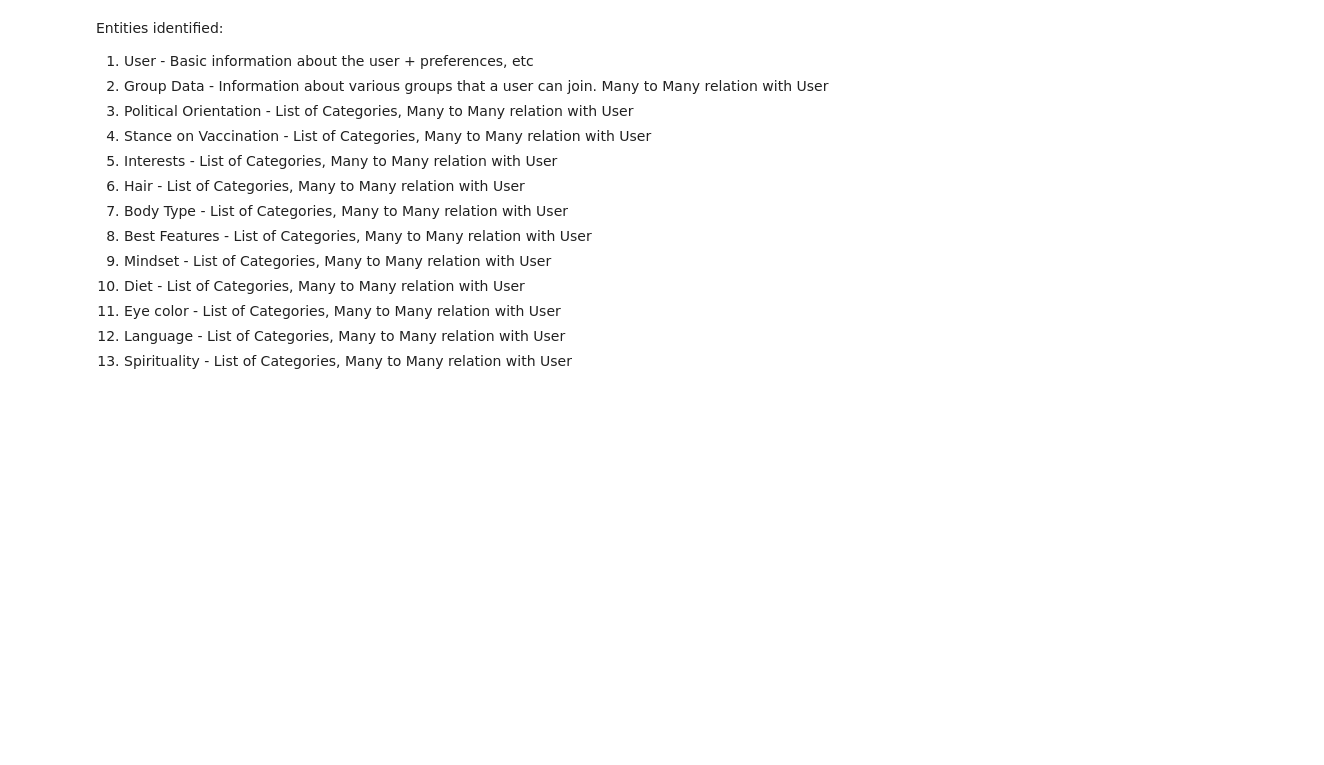
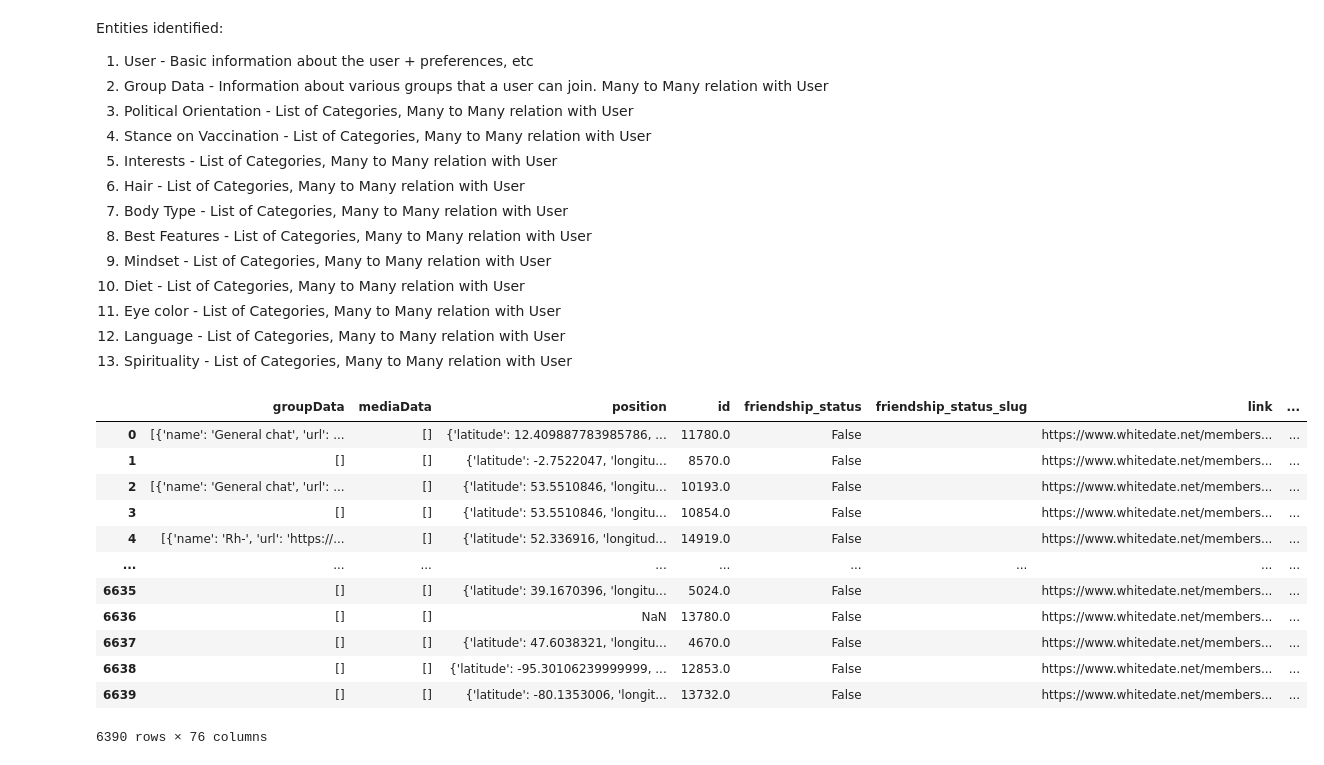
Before and after one commit to jinalpawar/DM-Project, a Jupyter notebook: eda.ipynb, the cells around one changed output. Cells and saved outputs as stored; diff of their text form; code cells hidden in the pictures; blank space fills up the shorter version.

```diff
--- a/eda.ipynb
+++ b/eda.ipynb
@@ -37,7 +38,34 @@ So I am deleting the upper red box and only utilizing Accordion Data as it is st
 profileData = users["profileData"].apply(pd.Series)
 accordionData = profileData["accordionData"].apply(pd.Series)
 # %%
-delete_columns = ["childLiveWithMe",
+delete_columns = [
+"childLiveWithMe",
+"income",
+"testedIQ",
+"zipcode",
+"educationLevel",
+"astrologicalSign",
+"pseudonymDisplayed",
+"age",
+"iAmA",
+"seekingA",
+"maritalStatus",
+"childrenWant",
+"childrenHave",
+"city",
+"country",
+"stateRegion",
+"testedIq",
+"children",
+"aboutMeMinimum50CharactersMaximum500Characters",
+"theOneThingIAmMostPassionateAbout",
+"heardAboutWhitedate",
+"thingsIAmLookingForInAPersonAre",
+"pseudonym",
+"howIFoundWd",
+"childRenLiveSWithMe",
+"openToPolygyny1MSeveralW",
+"humanphenotypesNet",
 "address",
 "myersBriggsPersonality",
 "humanDesignType",
@@ -45,8 +73,6 @@ delete_columns = ["childLiveWithMe",
 "heardAboutWhiteDate",
 "howIFoundWD",
 "lookingFor",
-"thingsIAmLookingForInAPersonAre:",
-"theOneThingIAmMostPassionateAbout:",
 "language",
 "spirituality",
 "interests",
@@ -56,6 +82,8 @@ delete_columns = ["childLiveWithMe",
 "smoking",
 "pets",
 "stanceOnVaccination",
+"thingsIAmLookingForInAPersonAre:",
+"theOneThingIAmMostPassionateAbout:",
 "geographicFlexibility",
 "accomodation",
 "openToPolygyny",
@@ -76,7 +104,8 @@ delete_columns = ["childLiveWithMe",
 "bloodType",
 "virginity",
 "accordionData",
-"profileData"]
+"profileData",
+""]
 # %%
 users_flat = pd.concat([users, profileData, accordionData], axis=1)
 users_flat.drop(columns = delete_columns, inplace=True)
@@ -297,3 +326,23 @@ Entities identified:
 11. Eye color - List of Categories, Many to Many relation with User
 12. Language - List of Categories, Many to Many relation with User
 13. Spirituality - List of Categories, Many to Many relation with User
+# %%
+users_flat.dropna(subset=["id"], inplace=True)
+# %%
+users_flat["Latitude"] = users_flat["position"].apply(lambda pos: pos["latitude"] if isinstance(pos, dict) else None)
+users_flat["Longitude"] = users_flat["position"].apply(lambda pos: pos["longitude"] if isinstance(pos, dict) else None)
+users_flat
+# %% [output]
+|  | groupData | mediaData | position | id | friendship_status | friendship_status_slug | link | ... |
+| 0 | [{'name': 'General chat', 'url': ... | [] | {'latitude': 12.409887783985786, ... | 11780.0 | False |  | https://www.whitedate.net/members... | ... |
+| 1 | [] | [] | {'latitude': -2.7522047, 'longitu... | 8570.0 | False |  | https://www.whitedate.net/members... | ... |
+| 2 | [{'name': 'General chat', 'url': ... | [] | {'latitude': 53.5510846, 'longitu... | 10193.0 | False |  | https://www.whitedate.net/members... | ... |
+| 3 | [] | [] | {'latitude': 53.5510846, 'longitu... | 10854.0 | False |  | https://www.whitedate.net/members... | ... |
+| 4 | [{'name': 'Rh-', 'url': 'https://... | [] | {'latitude': 52.336916, 'longitud... | 14919.0 | False |  | https://www.whitedate.net/members... | ... |
+| ... | ... | ... | ... | ... | ... | ... | ... | ... |
+| 6635 | [] | [] | {'latitude': 39.1670396, 'longitu... | 5024.0 | False |  | https://www.whitedate.net/members... | ... |
+| 6636 | [] | [] | NaN | 13780.0 | False |  | https://www.whitedate.net/members... | ... |
+| 6637 | [] | [] | {'latitude': 47.6038321, 'longitu... | 4670.0 | False |  | https://www.whitedate.net/members... | ... |
+| 6638 | [] | [] | {'latitude': -95.30106239999999, ... | 12853.0 | False |  | https://www.whitedate.net/members... | ... |
+| 6639 | [] | [] | {'latitude': -80.1353006, 'longit... | 13732.0 | False |  | https://www.whitedate.net/members... | ... |
+6390 rows × 76 columns
```
Also changed, not shown: parts of 30 cells of this notebook, 11 other files.
